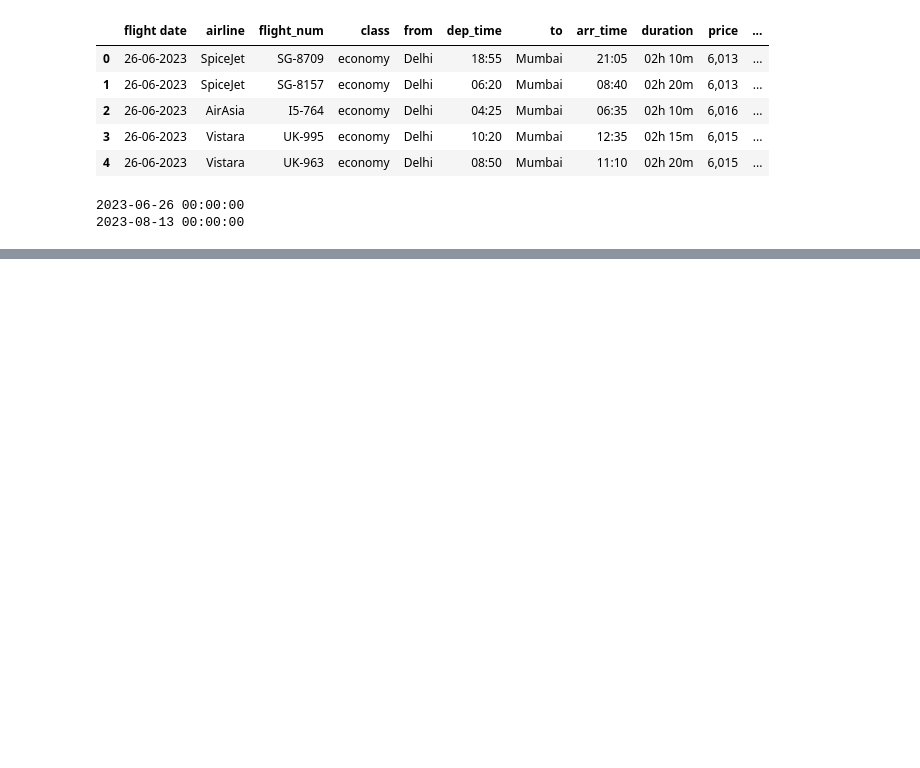
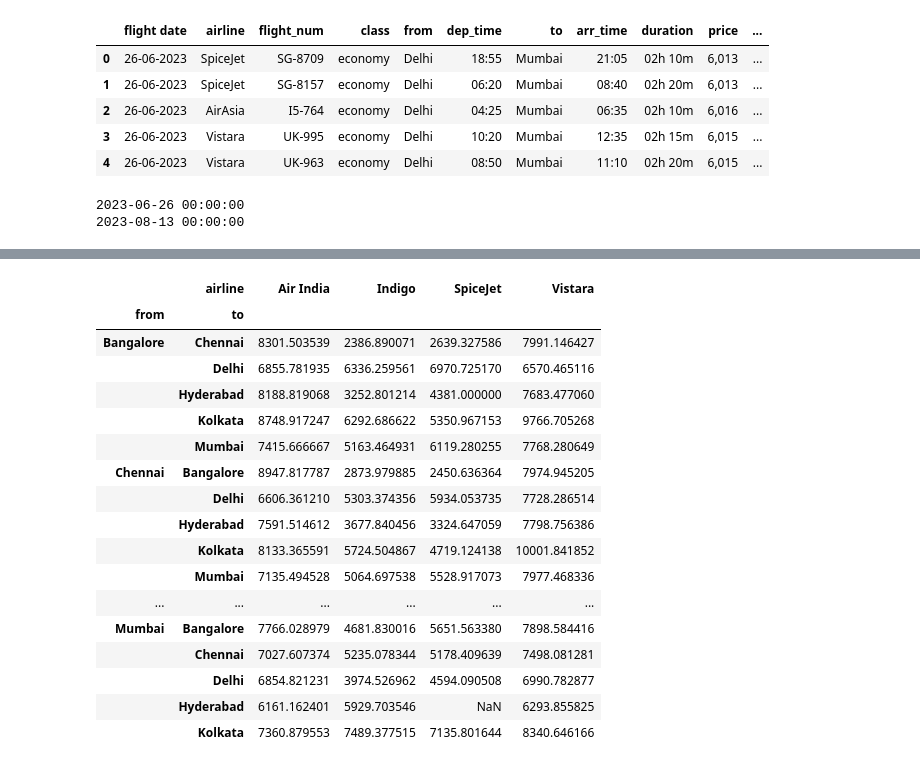
Before and after one commit to PranavSivanesh/Indian-Flights-Price-Analysis, a Jupyter notebook: notebooks/analysis.ipynb, the cells around one changed output, grey strips where cells are left out. Drawn from its saved outputs; the diff is of its cells as text; code cells hidden in the pictures; blank space fills up the shorter version.

Commit message:
pre analysis and data cleaning for Q2

```diff
--- a/notebooks/analysis.ipynb
+++ b/notebooks/analysis.ipynb
@@ -51,0 +83,4 @@ print(df_price['flight date'].max())
+# %%
+df_price = df_price.drop(columns=['Unnamed: 11', 'Unnamed: 12'])
+print(df_price.isnull().sum())
+print(df_price.duplicated().sum())
@@ -51,0 +101,3 @@ print(df_price['flight date'].max())
+# %%
+df_price = df_price.drop_duplicates()
+print(df_price.shape)
@@ -51,0 +184,5 @@ print(df_price['flight date'].max())
+# %%
+current_airlines = ['SpiceJet', 'Vistara', 'Indigo', 'Air India']
+df_filtered = df_price[df_price['airline'].isin(current_airlines)]
+print(df_filtered['airline'].value_counts())
+print(df_filtered.shape)
@@ -51,0 +219,3 @@ print(df_price['flight date'].max())
+# %%
+df_filtered['stops_clean'] = df_filtered['stops'].str.split('\n').str[0].str.strip()
+df_filtered['stops_clean'].value_counts()
@@ -51,0 +240,23 @@ print(df_price['flight date'].max())
+# %%
+route_class_airline = df_filtered.groupby(['from', 'to', 'class', 'airline'])['price'].mean().reset_index()
+economy_check = route_class_airline[route_class_airline['class'] == 'economy']
+economy_check.pivot_table(index=['from', 'to'], columns = 'airline', values = 'price')
+# %% [output]
+|  | airline | Air India | Indigo | SpiceJet | Vistara |
+| from | to |  |  |  |  |
+| Bangalore | Chennai | 8301.503539 | 2386.890071 | 2639.327586 | 7991.146427 |
+|  | Delhi | 6855.781935 | 6336.259561 | 6970.725170 | 6570.465116 |
+|  | Hyderabad | 8188.819068 | 3252.801214 | 4381.000000 | 7683.477060 |
+|  | Kolkata | 8748.917247 | 6292.686622 | 5350.967153 | 9766.705268 |
+|  | Mumbai | 7415.666667 | 5163.464931 | 6119.280255 | 7768.280649 |
+| Chennai | Bangalore | 8947.817787 | 2873.979885 | 2450.636364 | 7974.945205 |
+|  | Delhi | 6606.361210 | 5303.374356 | 5934.053735 | 7728.286514 |
+|  | Hyderabad | 7591.514612 | 3677.840456 | 3324.647059 | 7798.756386 |
+|  | Kolkata | 8133.365591 | 5724.504867 | 4719.124138 | 10001.841852 |
+|  | Mumbai | 7135.494528 | 5064.697538 | 5528.917073 | 7977.468336 |
+| ... | ... | ... | ... | ... | ... |
+| Mumbai | Bangalore | 7766.028979 | 4681.830016 | 5651.563380 | 7898.584416 |
+|  | Chennai | 7027.607374 | 5235.078344 | 5178.409639 | 7498.081281 |
+|  | Delhi | 6854.821231 | 3974.526962 | 4594.090508 | 6990.782877 |
+|  | Hyderabad | 6161.162401 | 5929.703546 | NaN | 6293.855825 |
+|  | Kolkata | 7360.879553 | 7489.377515 | 7135.801644 | 8340.646166 |
```
Also changed, not shown: parts of 31 cells of this notebook, 1 other file.
